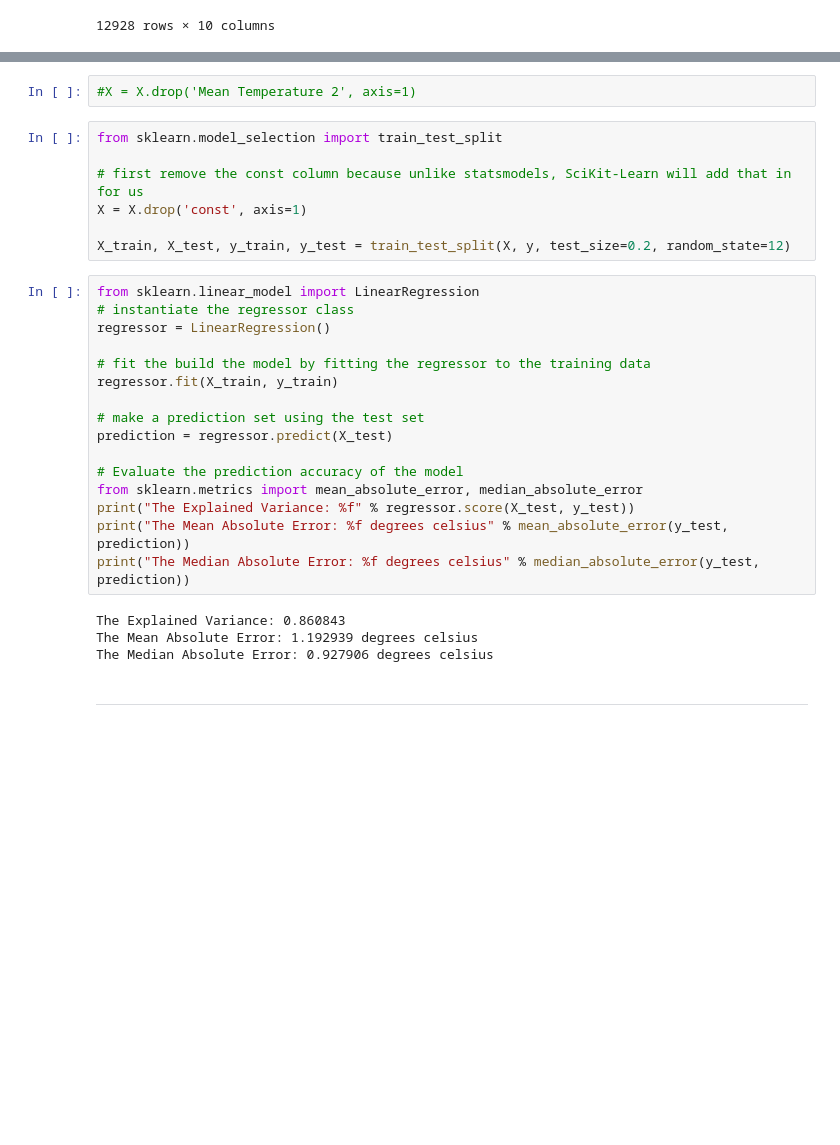
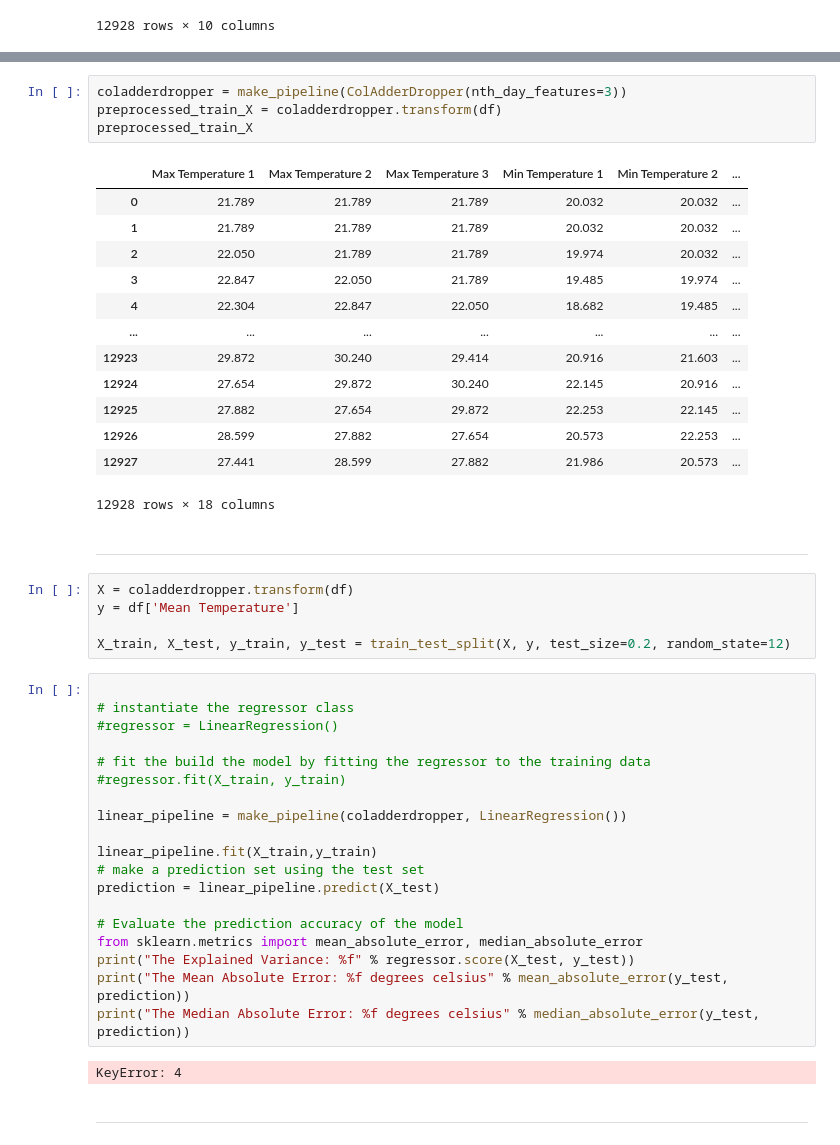
Before and after one commit to vietsub00/NMKHDL_DACK, a Jupyter notebook: Weather_predict.ipynb, the cells around one changed output, grey strips where cells are left out. Saved outputs shown, nothing was run; the diff lists cells and outputs as text; blank space fills up the shorter version.

```diff
--- a/Weather_predict.ipynb
+++ b/Weather_predict.ipynb
@@ -261,22 +110,41 @@ strong multicollinearity problems or that the design matrix is singular.
-# %%
-#X = X.drop('Mean Temperature 2', axis=1)
-# %%
-from sklearn.model_selection import train_test_split
-
-# first remove the const column because unlike statsmodels, SciKit-Learn will add that in for us
-X = X.drop('const', axis=1)
-
-X_train, X_test, y_train, y_test = train_test_split(X, y, test_size=0.2, random_state=12)
+# %%
+coladderdropper = make_pipeline(ColAdderDropper(nth_day_features=3))
+preprocessed_train_X = coladderdropper.transform(df)
+preprocessed_train_X
+# %% [output]
+|  | Max Temperature 1 | Max Temperature 2 | Max Temperature 3 | Min Temperature 1 | Min Temperature 2 | ... |
+| 0 | 21.789 | 21.789 | 21.789 | 20.032 | 20.032 | ... |
+| 1 | 21.789 | 21.789 | 21.789 | 20.032 | 20.032 | ... |
+| 2 | 22.050 | 21.789 | 21.789 | 19.974 | 20.032 | ... |
+| 3 | 22.847 | 22.050 | 21.789 | 19.485 | 19.974 | ... |
+| 4 | 22.304 | 22.847 | 22.050 | 18.682 | 19.485 | ... |
+| ... | ... | ... | ... | ... | ... | ... |
+| 12923 | 29.872 | 30.240 | 29.414 | 20.916 | 21.603 | ... |
+| 12924 | 27.654 | 29.872 | 30.240 | 22.145 | 20.916 | ... |
+| 12925 | 27.882 | 27.654 | 29.872 | 22.253 | 22.145 | ... |
+| 12926 | 28.599 | 27.882 | 27.654 | 20.573 | 22.253 | ... |
+| 12927 | 27.441 | 28.599 | 27.882 | 21.986 | 20.573 | ... |
+12928 rows × 18 columns
+# %% [markdown]
+---
+# %%
+X = coladderdropper.transform(df)
+y = df['Mean Temperature']
+
+X_train, X_test, y_train, y_test = train_test_split(X, y, test_size=0.2, random_state=12)
 # %%
-from sklearn.linear_model import LinearRegression
+
 # instantiate the regressor class
-regressor = LinearRegression()
+#regressor = LinearRegression()
 
 # fit the build the model by fitting the regressor to the training data
-regressor.fit(X_train, y_train)
+#regressor.fit(X_train, y_train)
 
+linear_pipeline = make_pipeline(coladderdropper, LinearRegression())
+
+linear_pipeline.fit(X_train,y_train)
 # make a prediction set using the test set
-prediction = regressor.predict(X_test)
+prediction = linear_pipeline.predict(X_test)
 
 # Evaluate the prediction accuracy of the model
 from sklearn.metrics import mean_absolute_error, median_absolute_error
@@ -284,9 +152,7 @@ print("The Explained Variance: %f" % regressor.score(X_test, y_test))
 print("The Mean Absolute Error: %f degrees celsius" % mean_absolute_error(y_test, prediction))
 print("The Median Absolute Error: %f degrees celsius" % median_absolute_error(y_test, prediction))
 # %% [output]
-The Explained Variance: 0.860843
-The Mean Absolute Error: 1.192939 degrees celsius
-The Median Absolute Error: 0.927906 degrees celsius
+KeyError: 4
 # %% [markdown]
 ---
 # %% [markdown]
```
Also changed, not shown: parts of 30 cells of this notebook.
